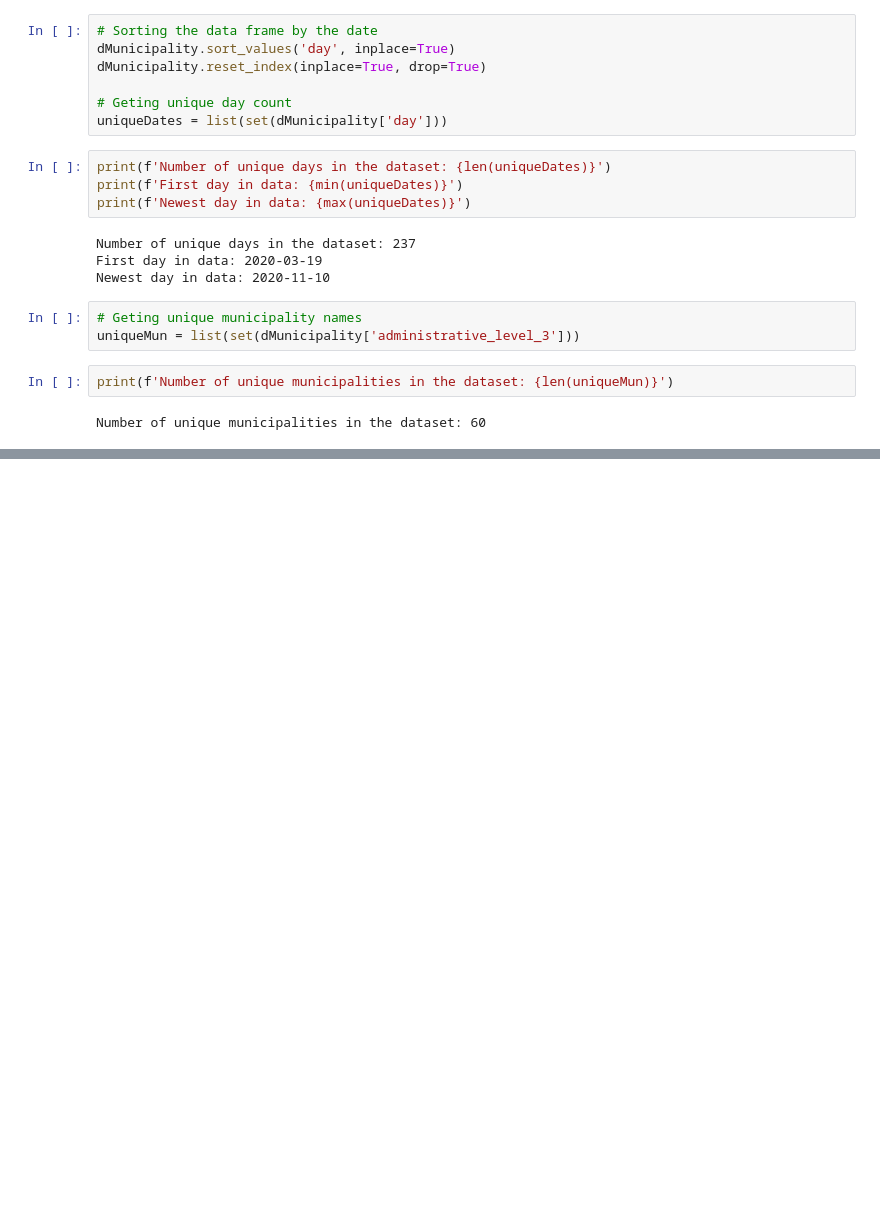
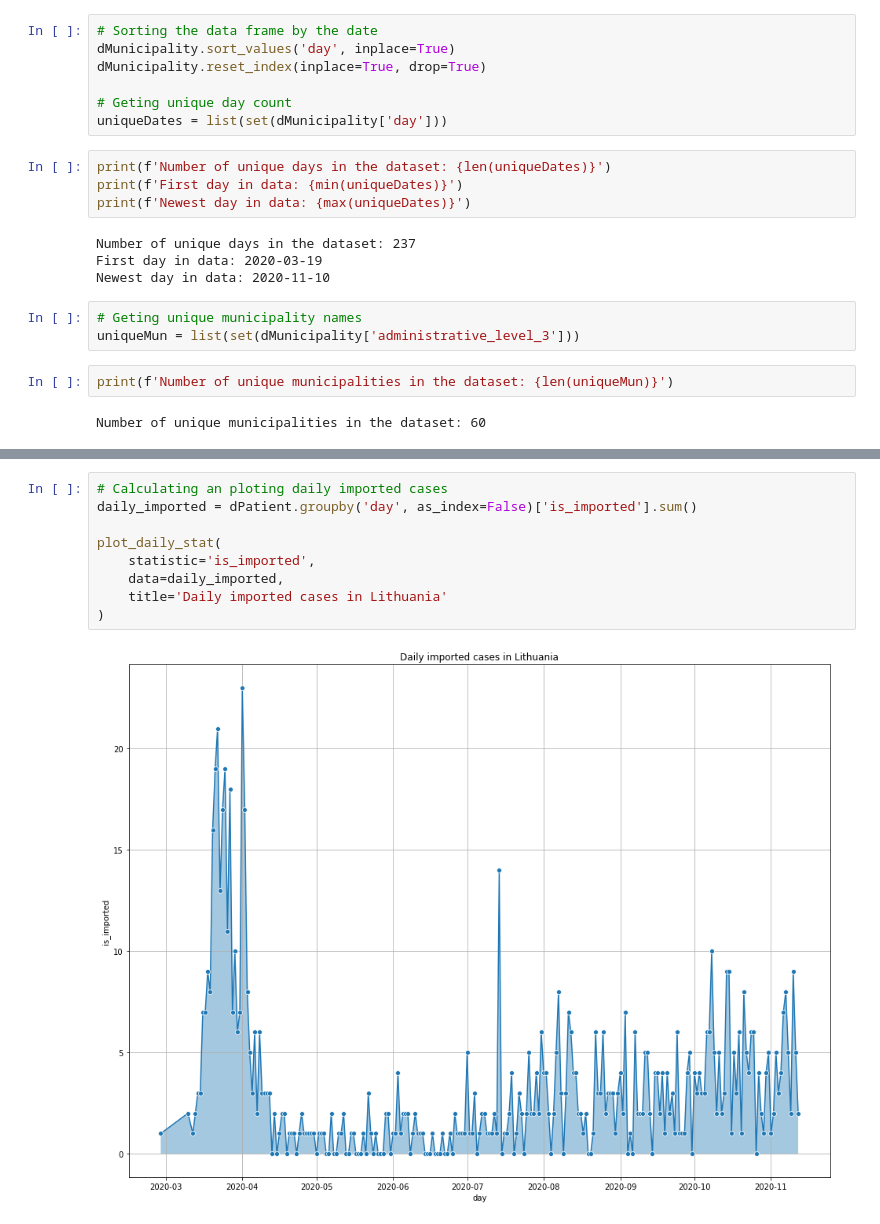
Before and after one commit to Eligijus112/covid19-Lithuania, a Jupyter notebook: Explanatory analysis.ipynb, the cells around one changed output, grey strips where cells are left out. Cells and saved outputs as stored; diff of their text form; blank space fills up the shorter version.

```diff
--- a/Explanatory analysis.ipynb
+++ b/Explanatory analysis.ipynb
@@ -101,0 +211,11 @@ Number of unique municipalities in the dataset: 60
+# %%
+# Calculating an ploting daily imported cases
+daily_imported = dPatient.groupby('day', as_index=False)['is_imported'].sum()
+
+plot_daily_stat(
+    statistic='is_imported',
+    data=daily_imported,
+    title='Daily imported cases in Lithuania'
+)
+# %% [output]
+[figure, added]
```
Also changed, not shown: parts of 18 cells of this notebook.
